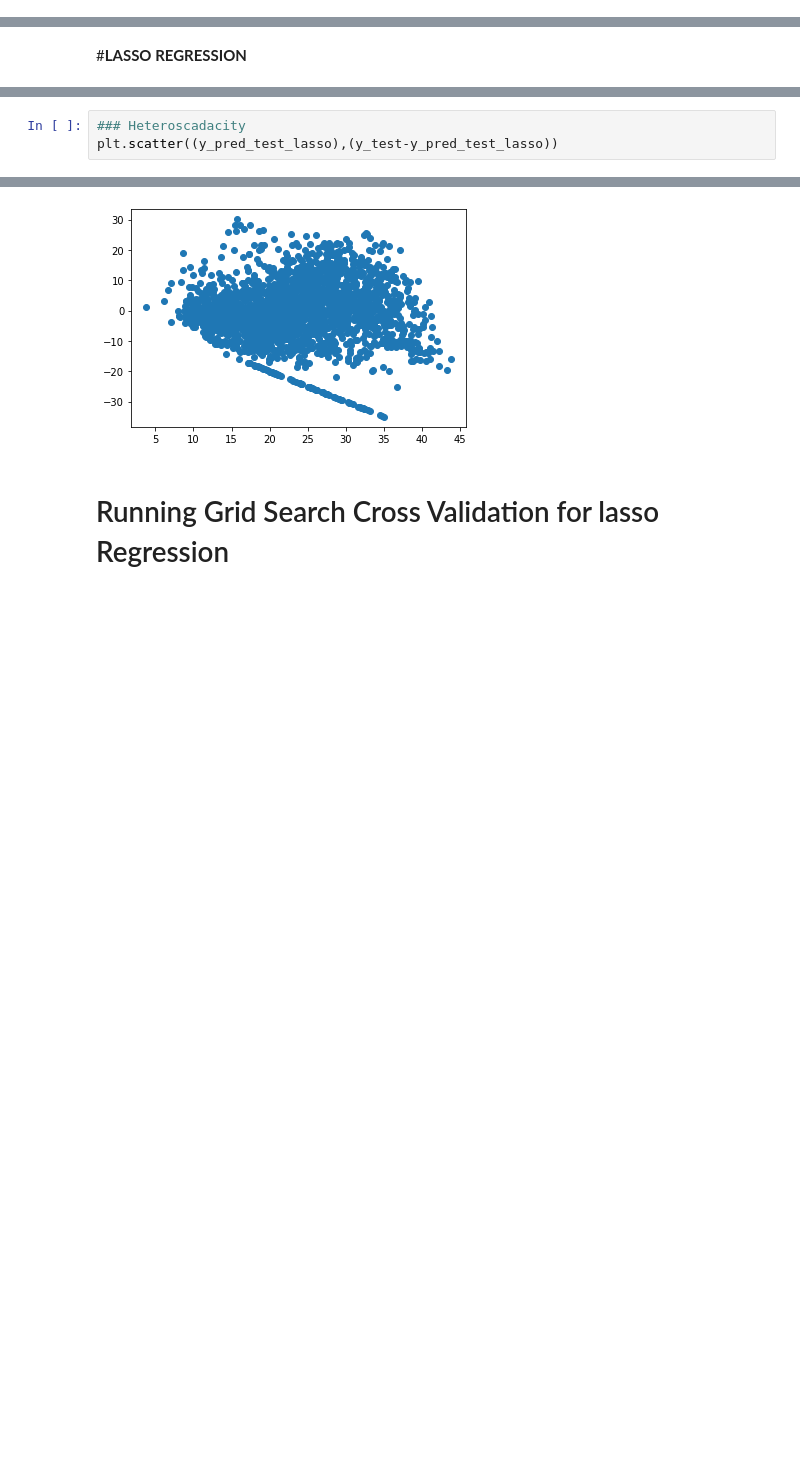
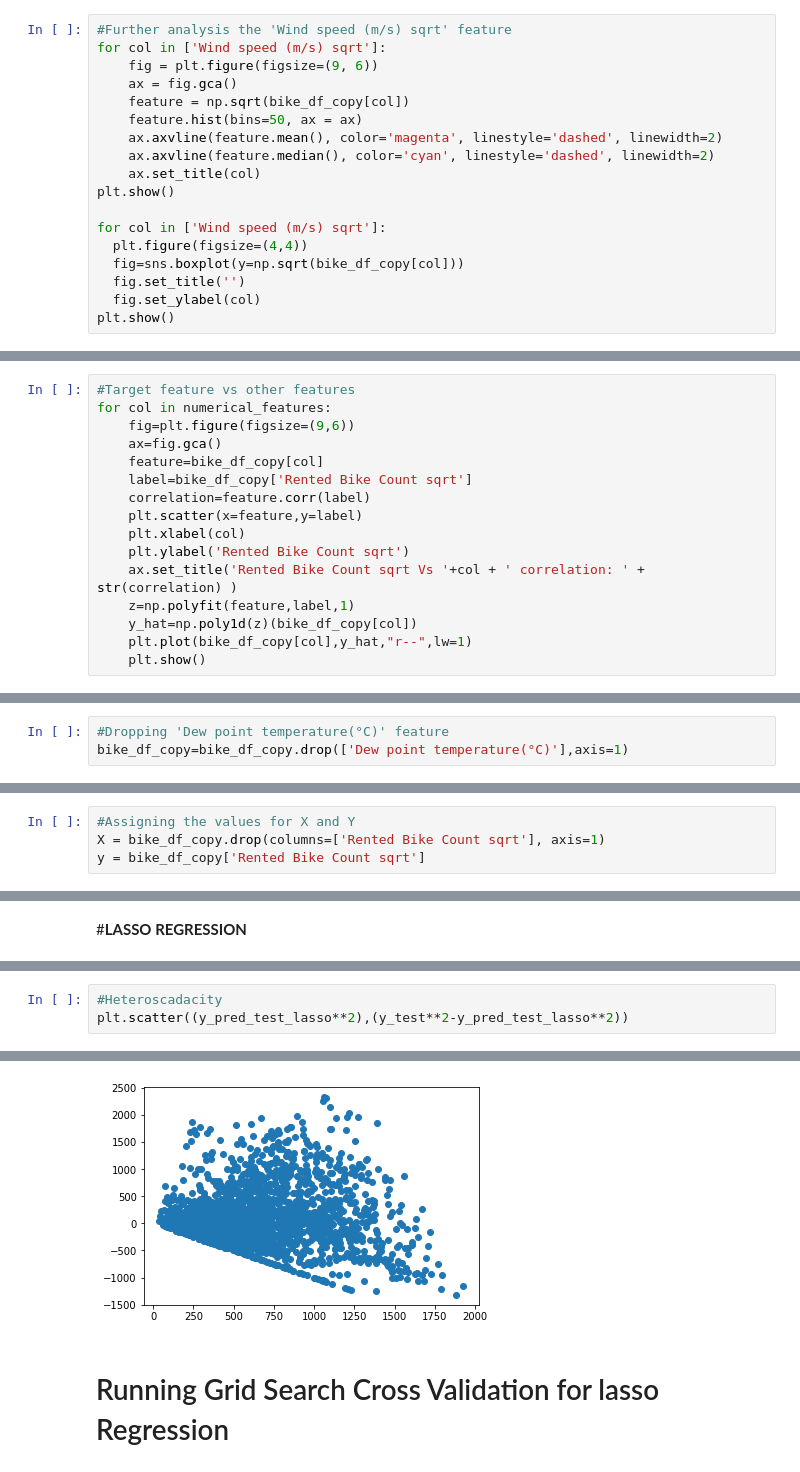
Before and after one commit to Rochakr4/Bike-Sharing-Demand-Prediction---Capstone-Project, a Jupyter notebook: Bike_Sharing_Demand_Prediction_Capstone_Project.ipynb, the cells around one changed output, grey strips where cells are left out. Drawn from its saved outputs; the diff is of its cells as text; blank space fills up the shorter version.

```diff
--- a/Bike_Sharing_Demand_Prediction_Capstone_Project.ipynb
+++ b/Bike_Sharing_Demand_Prediction_Capstone_Project.ipynb
@@ -448,0 +499,18 @@ y = np.sqrt(bike_df_copy['Rented Bike Count'])
+# %%
+#Further analysis the 'Wind speed (m/s) sqrt' feature
+for col in ['Wind speed (m/s) sqrt']:
+    fig = plt.figure(figsize=(9, 6))
+    ax = fig.gca()
+    feature = np.sqrt(bike_df_copy[col])
+    feature.hist(bins=50, ax = ax)
+    ax.axvline(feature.mean(), color='magenta', linestyle='dashed', linewidth=2)
+    ax.axvline(feature.median(), color='cyan', linestyle='dashed', linewidth=2)
+    ax.set_title(col)
+plt.show()
+
+for col in ['Wind speed (m/s) sqrt']:
+  plt.figure(figsize=(4,4))
+  fig=sns.boxplot(y=np.sqrt(bike_df_copy[col]))
+  fig.set_title('')
+  fig.set_ylabel(col)
+plt.show()
@@ -448,0 +525,16 @@ y = np.sqrt(bike_df_copy['Rented Bike Count'])
+# %%
+#Target feature vs other features
+for col in numerical_features:
+    fig=plt.figure(figsize=(9,6))
+    ax=fig.gca()
+    feature=bike_df_copy[col]
+    label=bike_df_copy['Rented Bike Count sqrt']
+    correlation=feature.corr(label)
+    plt.scatter(x=feature,y=label)
+    plt.xlabel(col)
+    plt.ylabel('Rented Bike Count sqrt')
+    ax.set_title('Rented Bike Count sqrt Vs '+col + ' correlation: ' + str(correlation) )
+    z=np.polyfit(feature,label,1)
+    y_hat=np.poly1d(z)(bike_df_copy[col])
+    plt.plot(bike_df_copy[col],y_hat,"r--",lw=1)
+    plt.show()
@@ -448,0 +560,3 @@ y = np.sqrt(bike_df_copy['Rented Bike Count'])
+# %%
+#Dropping 'Dew point temperature(°C)' feature
+bike_df_copy=bike_df_copy.drop(['Dew point temperature(°C)'],axis=1)
@@ -449,3 +616,7 @@ y = np.sqrt(bike_df_copy['Rented Bike Count'])
+# %%
+#Assigning the values for X and Y
+X = bike_df_copy.drop(columns=['Rented Bike Count sqrt'], axis=1)
+y = bike_df_copy['Rented Bike Count sqrt']
 # %%
 #Creat test and train data
 from sklearn.model_selection import train_test_split
@@ -668,9 +791,9 @@ predvsactual.show()
 # %%
-### Heteroscadacity
-plt.scatter((y_pred_test_lasso),(y_test-y_pred_test_lasso))
+#Heteroscadacity
+plt.scatter((y_pred_test_lasso**2),(y_test**2-y_pred_test_lasso**2))
 # %% [output]
 <matplotlib.collections.PathCollection at 0x...>
-[figure, old version]
+[figure, new version]
 # %% [markdown]
 # Running Grid Search Cross Validation for lasso Regression
 # %%
```
Also changed, not shown: parts of 133 cells of this notebook.
